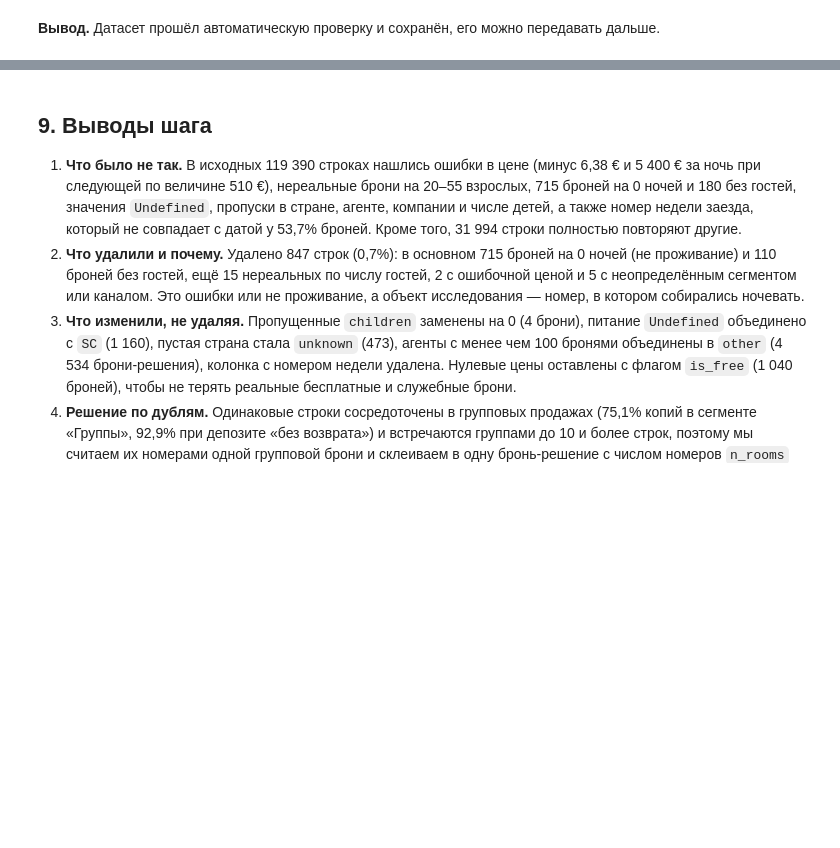
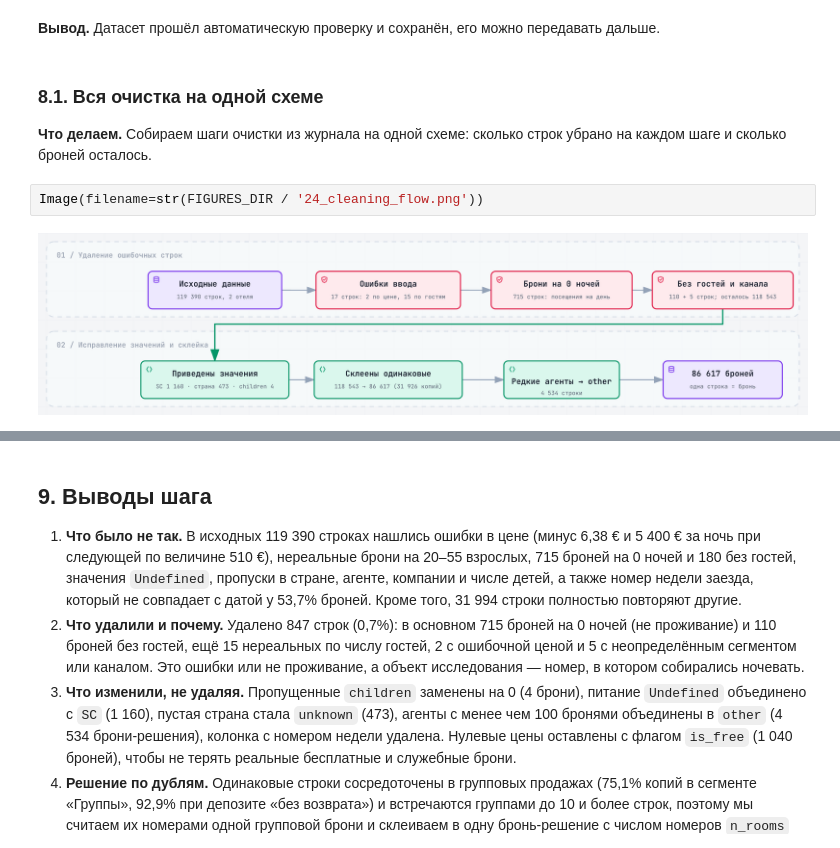
Before and after one commit to obivanio/hotel-cancellations-hse, a Jupyter notebook: notebooks/01_data_cleaning.ipynb, the cells around one changed output, grey strips where cells are left out. Drawn from its saved outputs; the diff is of its cells as text; blank space fills up the shorter version.

Commit message:
Схема 24 (archify): очистка с числами; схема в ноутбуке 01

```diff
--- a/notebooks/01_data_cleaning.ipynb
+++ b/notebooks/01_data_cleaning.ipynb
@@ -562,3 +564,11 @@ save_outputs(clean_df, log)
 Ячейка сохранила очищенный датасет `data/processed/bookings_clean.parquet` и журнал `reports/cleaning_log.csv`.
 # %% [markdown]
 **Вывод.** Датасет прошёл автоматическую проверку и сохранён, его можно передавать дальше.
+# %% [markdown]
+### 8.1. Вся очистка на одной схеме
+
+**Что делаем.** Собираем шаги очистки из журнала на одной схеме: сколько строк убрано на каждом шаге и сколько броней осталось.
+# %%
+Image(filename=str(FIGURES_DIR / '24_cleaning_flow.png'))
+# %% [output]
+[figure, added]
```
Also changed, not shown: parts of 2 cells of this notebook, 3 other files.
